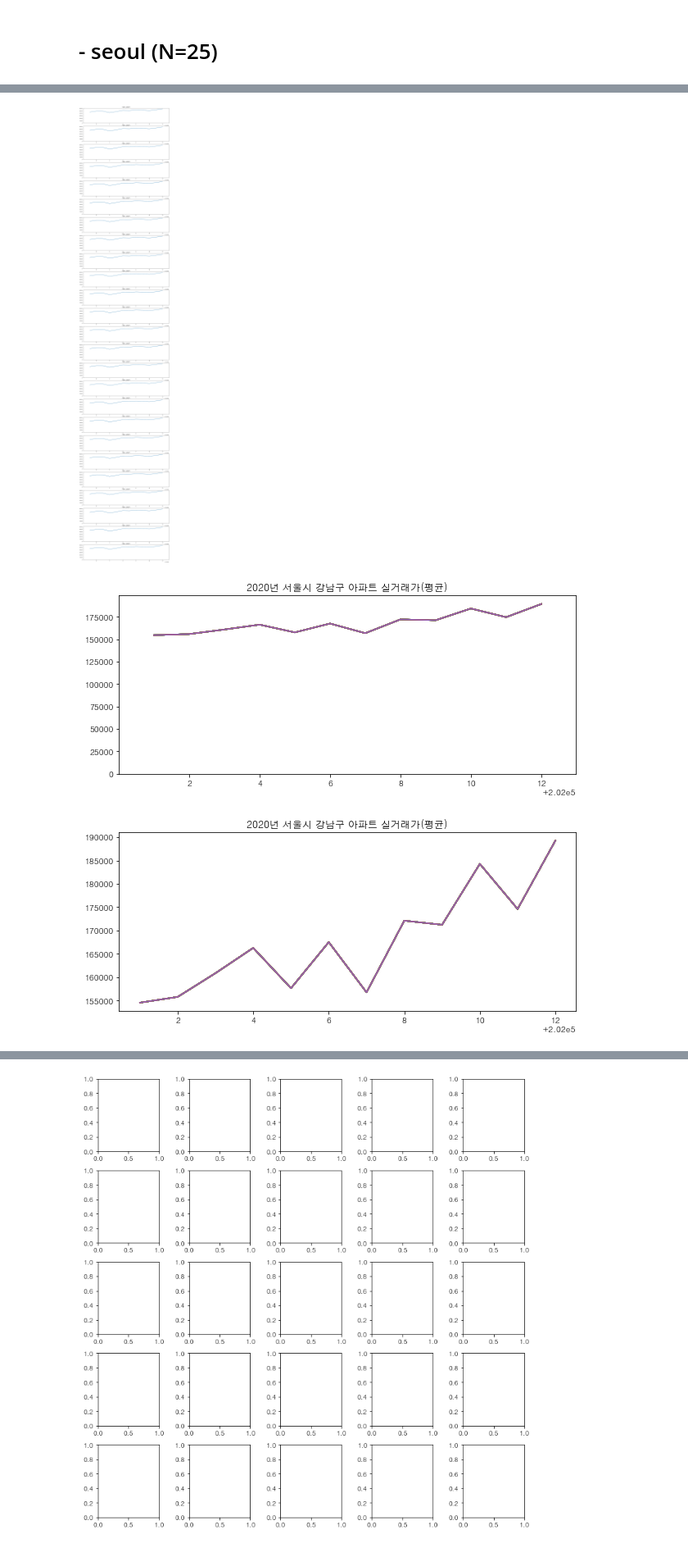
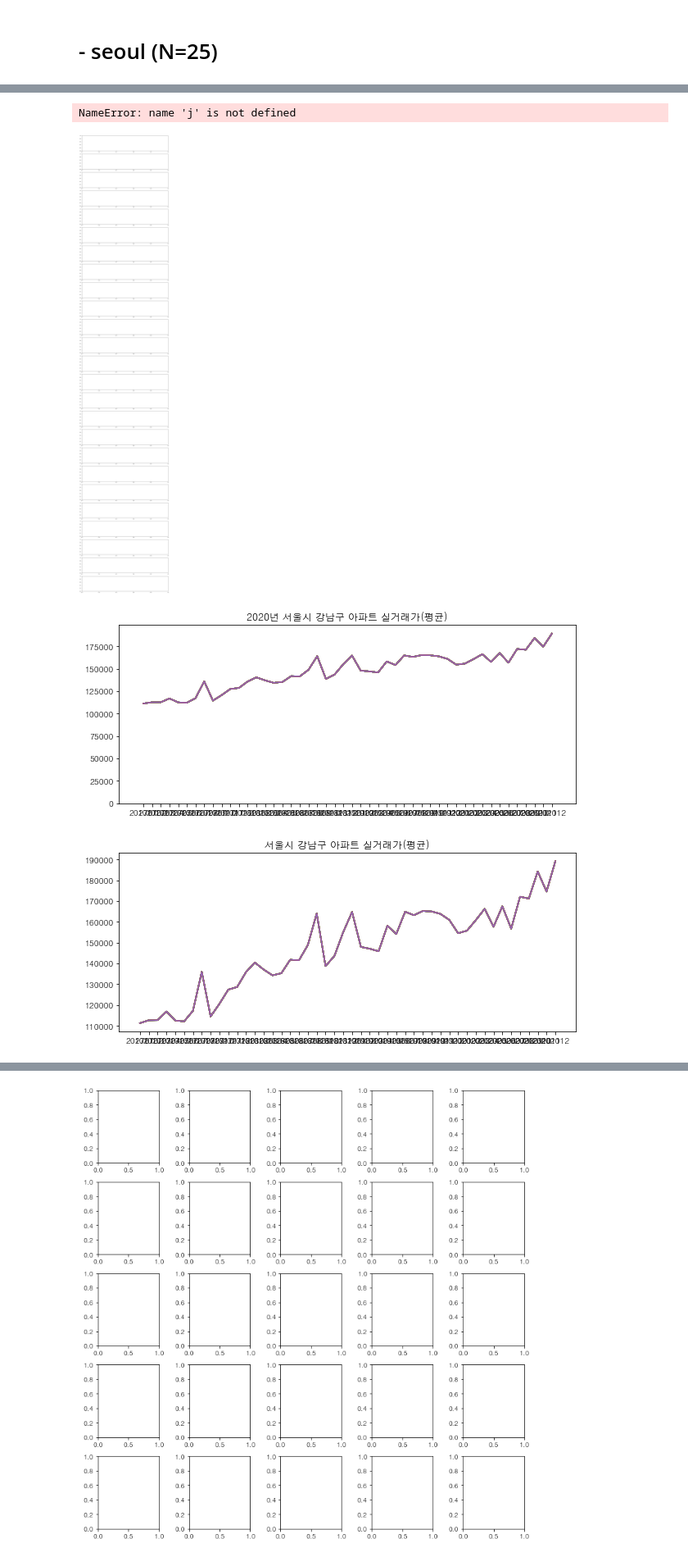
Before and after one commit to hundredeuk2/personal_analysis, a Jupyter notebook: House_price_entire.ipynb, the cells around one changed output, grey strips where cells are left out. Shown at 82% size. Drawn from its saved outputs; the diff is of its cells as text; code cells hidden in the pictures.

```diff
--- a/House_price_entire.ipynb
+++ b/House_price_entire.ipynb
@@ -13,7 +13,7 @@ matplotlib.rc('font',family=font_name)
 # %%
 os.chdir("C://Users//BIS_COM//data//project//부동산")
 # %%
-seoul_df = pd.read_csv(r'./1.서울아파트매매.csv', encoding='cp949')
+seoul_df = pd.read_csv(r'./1.서울아파트매매.csv', encoding='cp949', parse_dates=['계약년월'])
 busan_df = pd.read_csv(r'./2.부산아파트매매.csv', encoding='cp949')
 daegu_df = pd.read_csv(r'./3.대구아파트매매.csv', encoding='cp949')
 incheon_df = pd.read_csv(r'./4.인천아파트매매.csv', encoding='cp949')
@@ -108,11 +107,13 @@ seoul_gu_df.head()
 # %%
 for i in gu_list:
     a = price_mean_df.loc[price_mean_df['시군구']. str.contains(i)]
-    globals()['df_mean_{}'.format(i)] = a.groupby(['계약년월'])['거래금액(만원)'].mean().reset_index()
+    globals()['df_mean_{}'.format(i)] = a.groupby(
+        ['계약년월'])['거래금액(만원)'].mean().reset_index()
 # %%
 for i in gu_list:
     a = price_count_df.loc[price_count_df['시군구']. str.contains(i)]
-    globals()['df_count_{}'.format(i)] = a.groupby(['계약년월'])['거래금액(만원)'].count().reset_index()
+    globals()['df_count_{}'.format(i)] = a.groupby(
+        ['계약년월'])['거래금액(만원)'].count().reset_index()
 # %%
 df_mean_강남구.head()
 # %% [output]
@@ -158,10 +159,9 @@ plt.show()
 fig, axes = plt.subplots(25, 1, figsize=(12, 60))
 plt.tight_layout()
 for i in range(25):
-    for j in gu_list:
-        a = globals()['df_mean_{}'.format(j)]
-        b = globals()['df_count_{}'.format(j)]
-        axes[i].set_title('서울시_{}'.format(j))
+    a = globals()['{}'.format(df_list[i])]
+    b = globals()['df_count_{}'.format(j)]
+    axes[i].set_title('서울시_{}'.format(j))
     axes[i].plot(a['계약년월'], a['거래금액(만원)'])
     axes[i].bar(b['계약년월'],b['거래금액(만원)'])
 # for i in gu_list:
@@ -171,7 +171,8 @@ for i in range(25):
 # ax.legend(loc="center right")
 plt.show()
 # %% [output]
+NameError: name 'j' is not defined
-[figure, old version]
+[figure, new version]
 # %%
 fig, ax = plt.subplots(1, 1, figsize=(10, 4))
 ax.set_title('2020년 서울시 강남구 아파트 실거래가(평균)')
@@ -181,13 +182,13 @@ for i in gu_list:
 
 plt.show()
 # %% [output]
-[figure, old version]
+[figure, new version]
 # %%
 fig, ax = plt.subplots(1, 1, figsize=(10, 4))
-ax.set_title('2020년 서울시 강남구 아파트 실거래가(평균)')
+ax.set_title('서울시 강남구 아파트 실거래가(평균)')
 for i in gu_list:
     ax.plot(df_mean_강남구['계약년월'], df_mean_강남구['거래금액(만원)'])
 
 plt.show()
 # %% [output]
-[figure, old version]
+[figure, new version]
```
Also changed, not shown: parts of 12 cells of this notebook.
